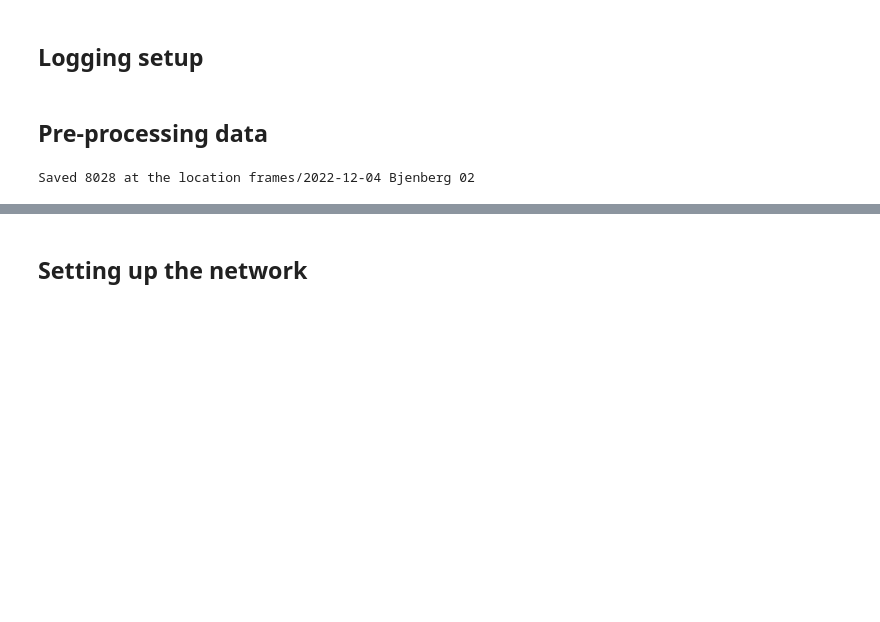
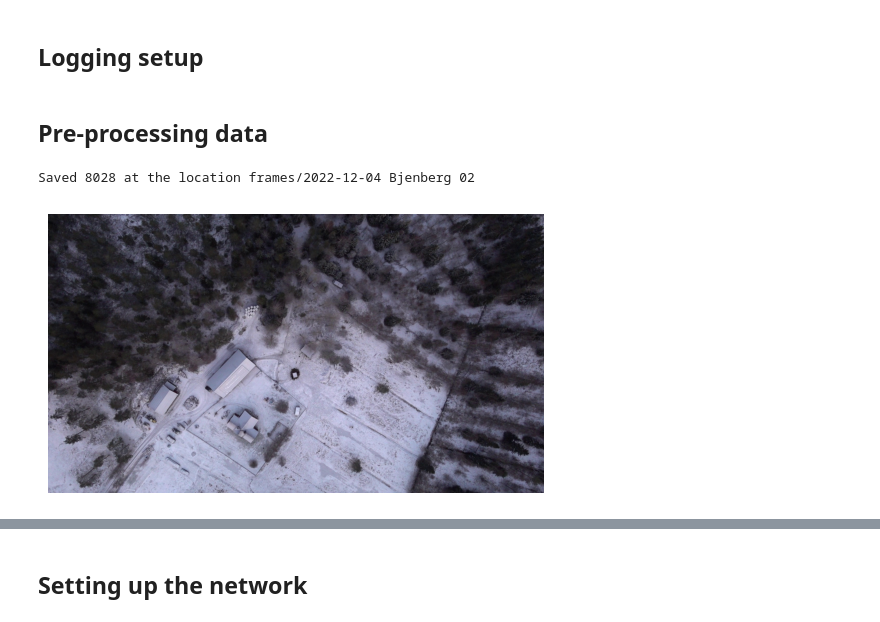
Before and after one commit to Davalav/Project-Car-Detection-In-Snow, a Jupyter notebook: main.ipynb, the cells around one changed output, grey strips where cells are left out. Drawn from its saved outputs; the diff is of its cells as text; code cells hidden in the pictures; blank space fills up the shorter version.

```diff
--- a/main.ipynb
+++ b/main.ipynb
@@ -34,27 +37,35 @@ ys_valid = []
 # %%
 video_path = "Train/2022-12-04 Bjenberg 02/2022-12-04 Bjenberg 02.MP4"
 output_dir = "frames/2022-12-04 Bjenberg 02"
 
 os.makedirs(output_dir, exist_ok=True)
 
 cap = cv2.VideoCapture(video_path) # Choose which file
 
 if not cap.isOpened(): # If it cannot see the video
     raise ValueError
 
 framed_id = 0
 
 while True:
     ret, frame = cap.read()
     if not ret: # ret is boolean for how it did go to read the frame from the video.
         break
 
     frame_path = os.path.join(output_dir, f"frame_{framed_id:06d}.jpg")
     cv2.imwrite(frame_path, frame)
 
     framed_id += 1
 cap.release() # Closes the file, like file.close but for videos and cameras.
 
 print(f"Saved {framed_id} at the location {output_dir}")
+
+img = cv2.imread("frames/2022-12-04 Bjenberg 02/frame_000333.jpg")
+img = cv2.cvtColor(img, cv2.COLOR_BGR2RGB)
+
+plt.imshow(img)
+plt.axis("off")
+plt.show()
 # %% [output]
 Saved 8028 at the location frames/2022-12-04 Bjenberg 02
+[figure, added]
```
Also changed, not shown: parts of 2 cells of this notebook.
